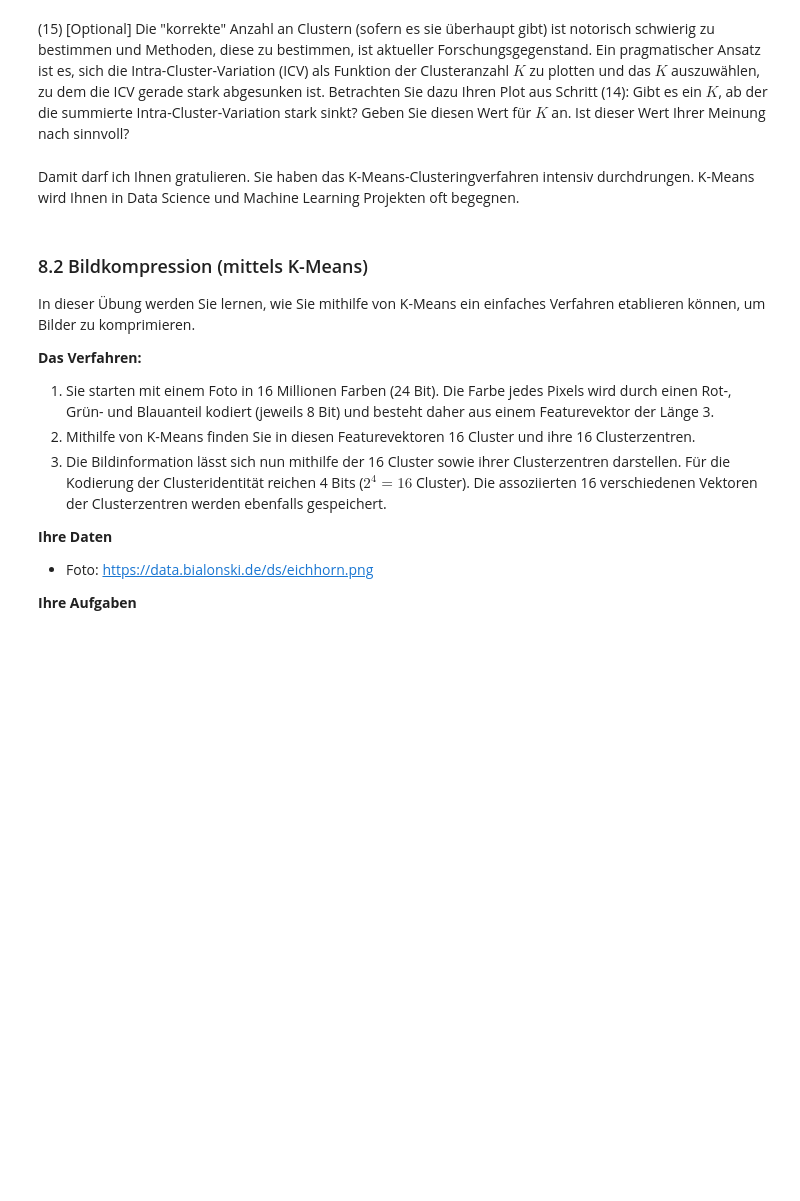
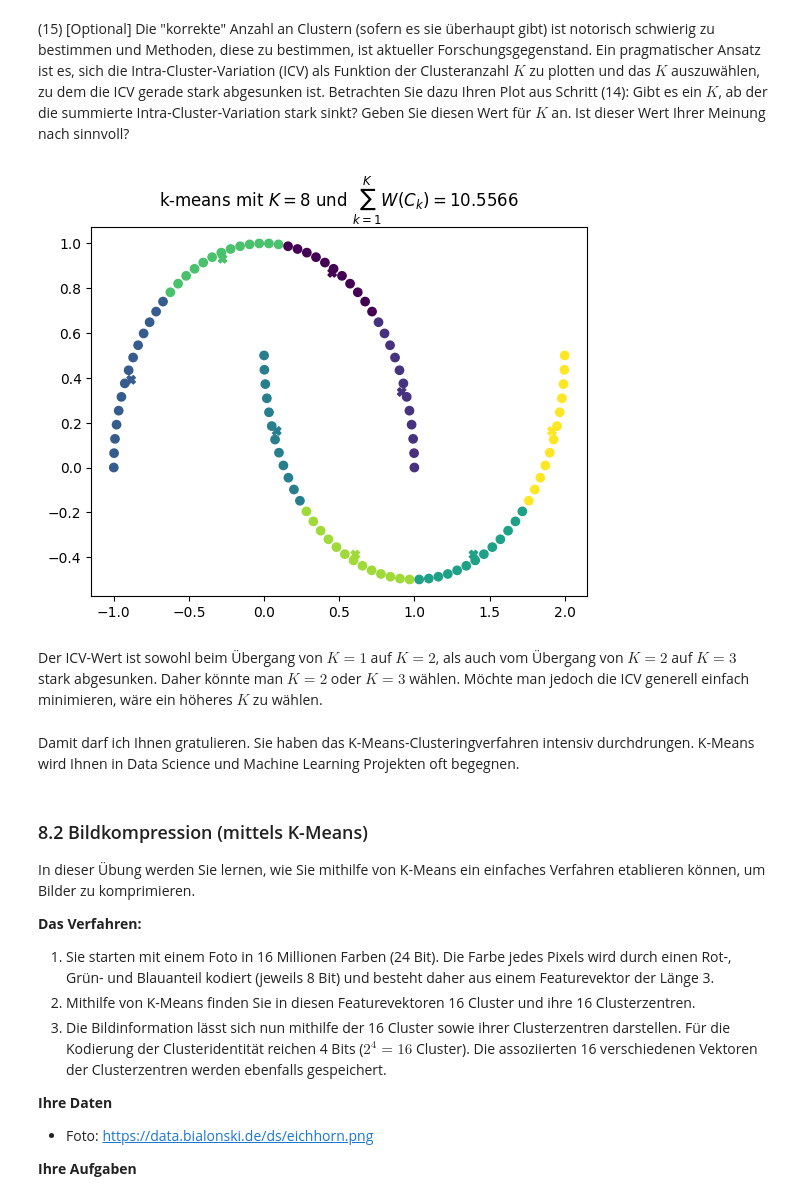
Before and after one commit to cortex359/ds.ss24, a Jupyter notebook: u08/TSRI-8.ipynb, the cells around one changed output. Cells and saved outputs as stored; diff of their text form; code cells hidden in the pictures; blank space fills up the shorter version.

```diff
--- a/u08/TSRI-8.ipynb
+++ b/u08/TSRI-8.ipynb
@@ -76,5 +273,17 @@ from sklearn.datasets import make_moons
 # %% [markdown]
 (15) \[Optional\] Die "korrekte" Anzahl an Clustern (sofern es sie überhaupt gibt) ist notorisch schwierig zu bestimmen und Methoden, diese zu bestimmen, ist aktueller Forschungsgegenstand. Ein pragmatischer Ansatz ist es, sich die Intra-Cluster-Variation (ICV) als Funktion der Clusteranzahl $K$ zu plotten und das $K$ auszuwählen, zu dem die ICV gerade stark abgesunken ist. Betrachten Sie dazu Ihren Plot aus Schritt (14): Gibt es ein $K$, ab der die summierte Intra-Cluster-Variation stark sinkt? Geben Sie diesen Wert für $K$ an. Ist dieser Wert Ihrer Meinung nach sinnvoll?
+# %%
+K2 = 8
+X2_icv, X2_clusterd, X2_centroids = repeated_kmeans(X2, K2, 30)
+plt.title(f"k-means mit $K={K2}$ und $\\sum_" + "{k=1}^K" + f"W(C_k)= {X2_icv:.4f}$")
+plt.scatter(X2[:, 0], X2[:, 1], c=X2_clusterd)
+plt.scatter(X2_centroids[0, :], X2_centroids[1, :], c=range(K2), marker="X")
+plt.show()
+# %% [output]
+[figure, added]
+# %% [markdown]
+Der ICV-Wert ist sowohl beim Übergang von $K=1$ auf $K=2$, als auch vom Übergang von $K=2$ auf $K=3$ stark abgesunken. Daher könnte man $K=2$ oder $K=3$ wählen.
+Möchte man jedoch die ICV generell einfach minimieren, wäre ein höheres $K$ zu wählen.
 # %% [markdown]
 Damit darf ich Ihnen gratulieren. Sie haben das K-Means-Clusteringverfahren intensiv durchdrungen. K-Means wird Ihnen in Data Science und Machine Learning Projekten oft begegnen.
 # %% [markdown]
```
Also changed, not shown: parts of 30 cells of this notebook, 1 other file.
